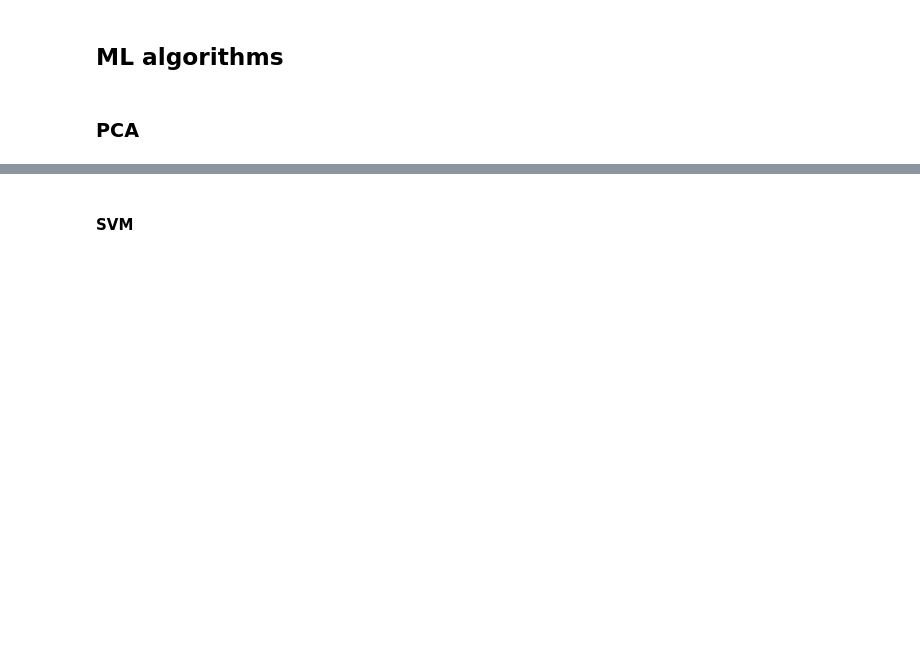
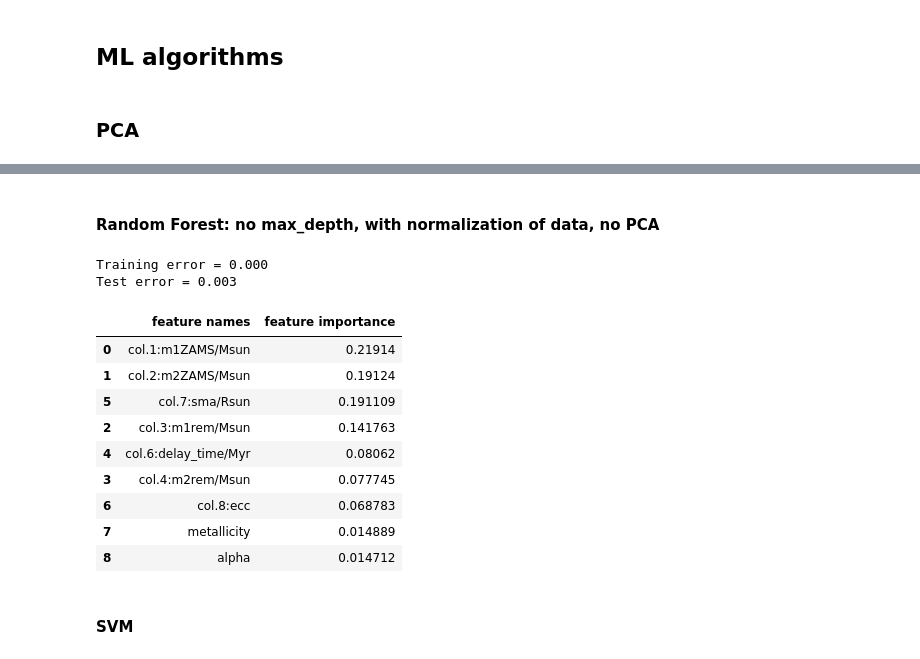
Before and after one commit to PaoloZinesi/TheFormationOfBinaryBlackHoles, a Jupyter notebook: LCP_projects_Y4-Group9/Project.ipynb, the cells around one changed output, grey strips where cells are left out. Saved outputs shown, nothing was run; the diff lists cells and outputs as text; code cells hidden in the pictures; blank space fills up the shorter version.

```diff
--- a/LCP_projects_Y4-Group9/Project.ipynb
+++ b/LCP_projects_Y4-Group9/Project.ipynb
@@ -201,0 +233,27 @@ Test error = 0.003
+# %% [markdown]
+#### Random Forest: no max_depth, with normalization of data, no PCA
+# %%
+normRF_clf = RandomForestClassifier(max_depth=None)
+normRF_clf.fit(X_train_, Y_train)
+
+train_err = 1 - normRF_clf.score(X_train_, Y_train)
+print("Training error = %1.3f" % train_err)
+test_err = 1 - normRF_clf.score(X_test_, Y_test)
+print("Test error = %1.3f" % test_err)
+
+# display features importances
+display(pd.DataFrame(data=np.array([normRF_clf.feature_names_in_, normRF_clf.feature_importances_]).T,
+                     columns=["feature names", "feature importance"]).sort_values(by='feature importance', ascending=False))
+# %% [output]
+Training error = 0.000
+Test error = 0.003
+|  | feature names | feature importance |
+| 0 | col.1:m1ZAMS/Msun | 0.21914 |
+| 1 | col.2:m2ZAMS/Msun | 0.19124 |
+| 5 | col.7:sma/Rsun | 0.191109 |
+| 2 | col.3:m1rem/Msun | 0.141763 |
+| 4 | col.6:delay_time/Myr | 0.08062 |
+| 3 | col.4:m2rem/Msun | 0.077745 |
+| 6 | col.8:ecc | 0.068783 |
+| 7 | metallicity | 0.014889 |
+| 8 | alpha | 0.014712 |
```
Also changed, not shown: parts of 8 cells of this notebook.
